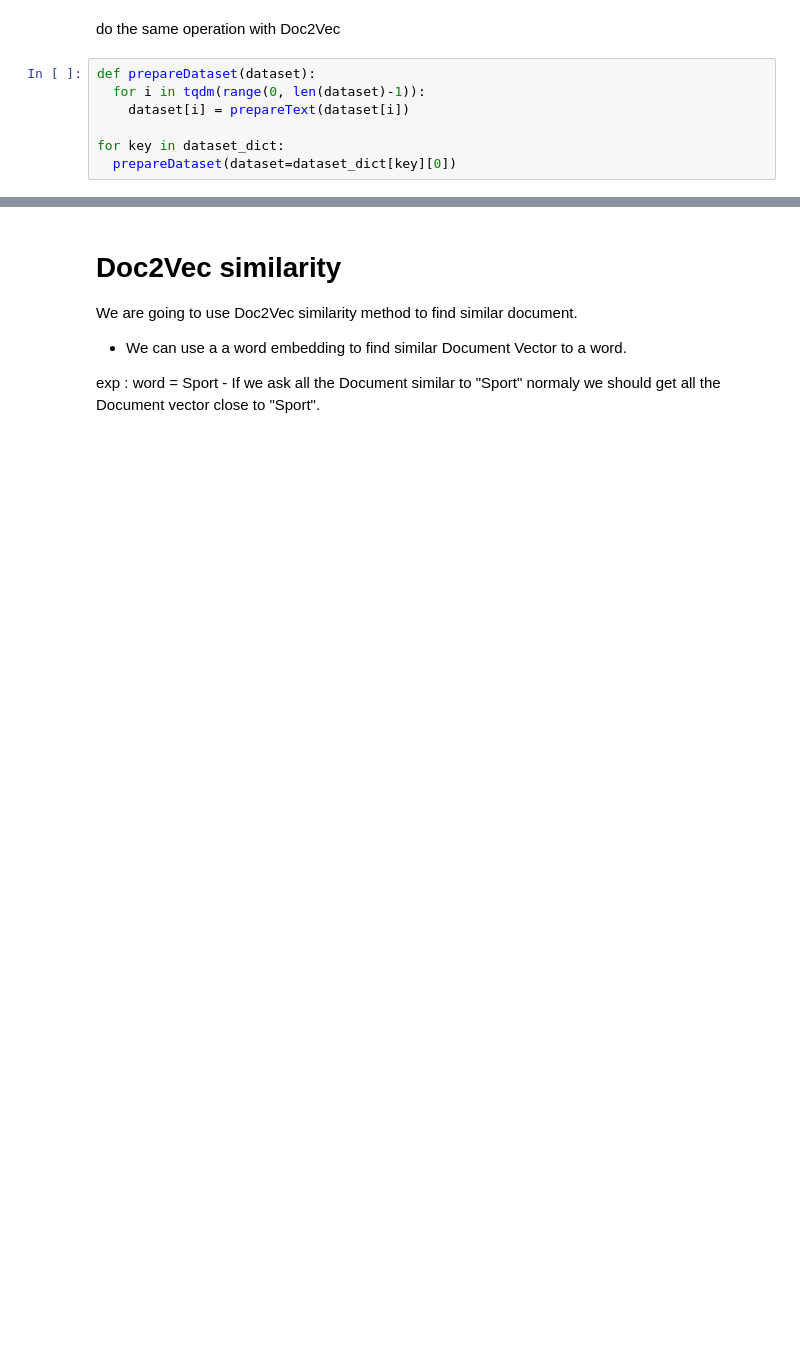
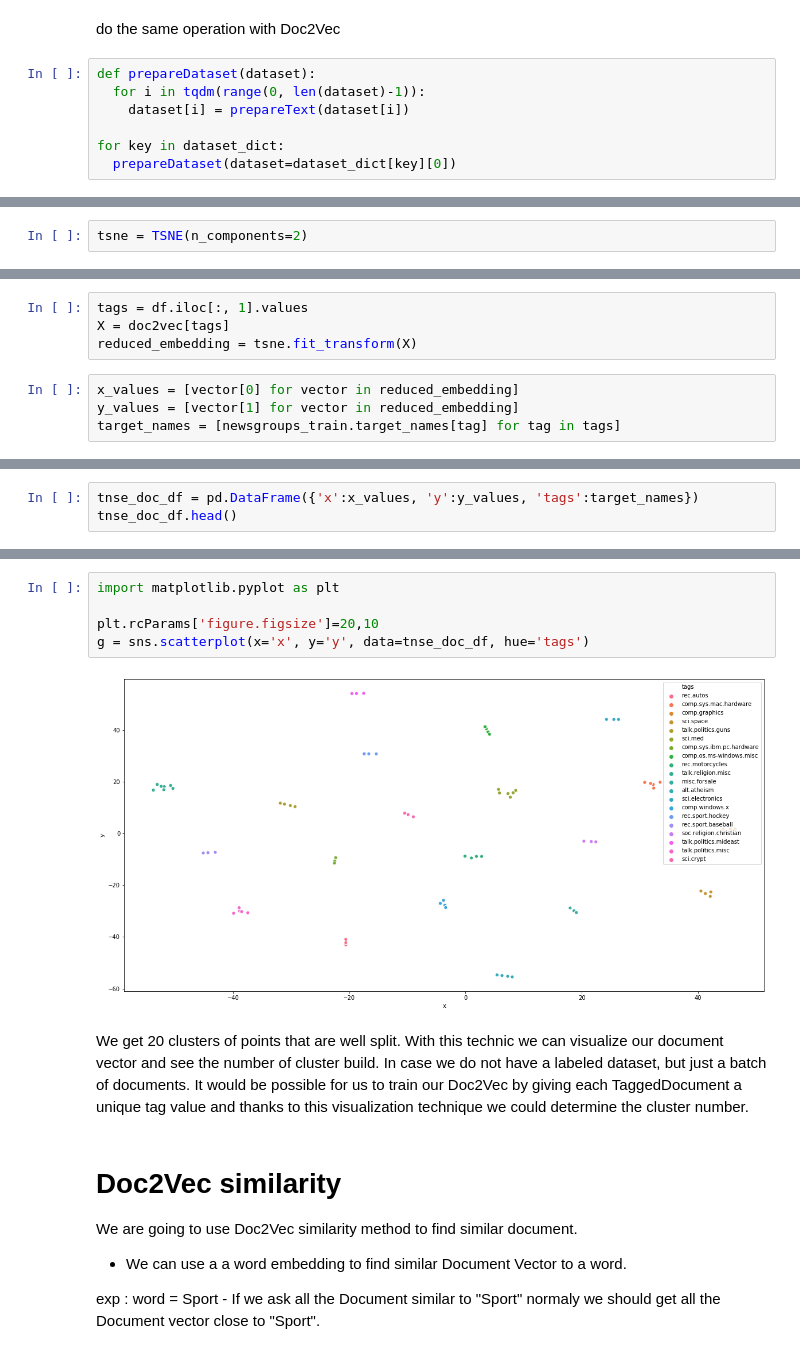
Before and after one commit to Remydeme/NLP-Topic-Classifier, a Jupyter notebook: Doc2Vec/20NewsAnalysis_TFIDFvsLDA.ipynb, the cells around one changed output, grey strips where cells are left out. Drawn from its saved outputs; the diff is of its cells as text; blank space fills up the shorter version.

```diff
--- a/Doc2Vec/20NewsAnalysis_TFIDFvsLDA.ipynb
+++ b/Doc2Vec/20NewsAnalysis_TFIDFvsLDA.ipynb
@@ -887,0 +945,2 @@ for key in dataset_dict:
+# %%
+tsne = TSNE(n_components=2)
@@ -887,0 +952,8 @@ for key in dataset_dict:
+# %%
+tags = df.iloc[:, 1].values
+X = doc2vec[tags]
+reduced_embedding = tsne.fit_transform(X)
+# %%
+x_values = [vector[0] for vector in reduced_embedding]
+y_values = [vector[1] for vector in reduced_embedding]
+target_names = [newsgroups_train.target_names[tag] for tag in tags]
@@ -887,0 +962,3 @@ for key in dataset_dict:
+# %%
+tnse_doc_df = pd.DataFrame({'x':x_values, 'y':y_values, 'tags':target_names})
+tnse_doc_df.head()
@@ -888,3 +972,13 @@ for key in dataset_dict:
+# %%
+import matplotlib.pyplot as plt
+
+plt.rcParams['figure.figsize']=20,10
+g = sns.scatterplot(x='x', y='y', data=tnse_doc_df, hue='tags')
+# %% [output]
+[figure, added]
+# %% [markdown]
+We get 20 clusters of points that are well split.
+With this technic we can visualize our document vector and see the number of cluster build. In case we do not have a labeled dataset, but just a batch of documents. It would be possible for us to train our Doc2Vec by giving each TaggedDocument a unique tag value and thanks to this visualization technique we could determine the cluster number.
 # %% [markdown]
 # Doc2Vec similarity
 
```
Also changed, not shown: parts of 25 cells of this notebook, 4 other files.
